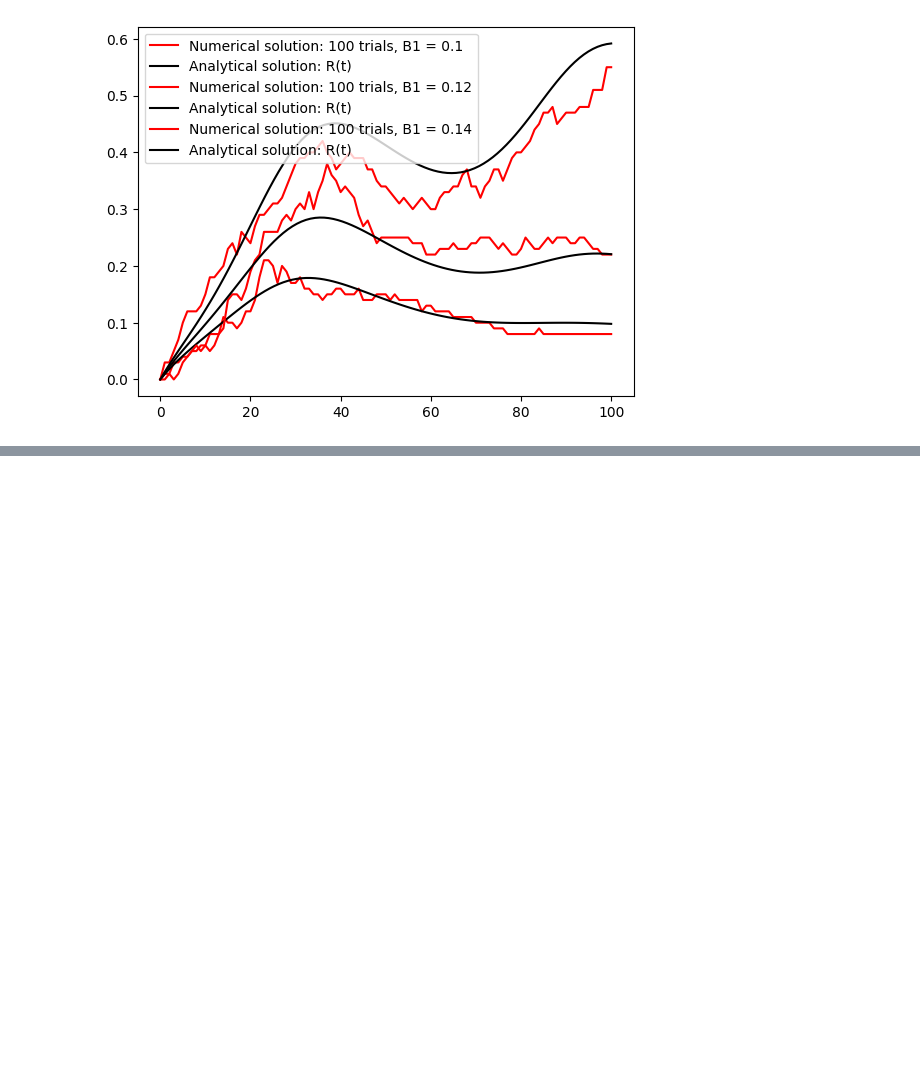
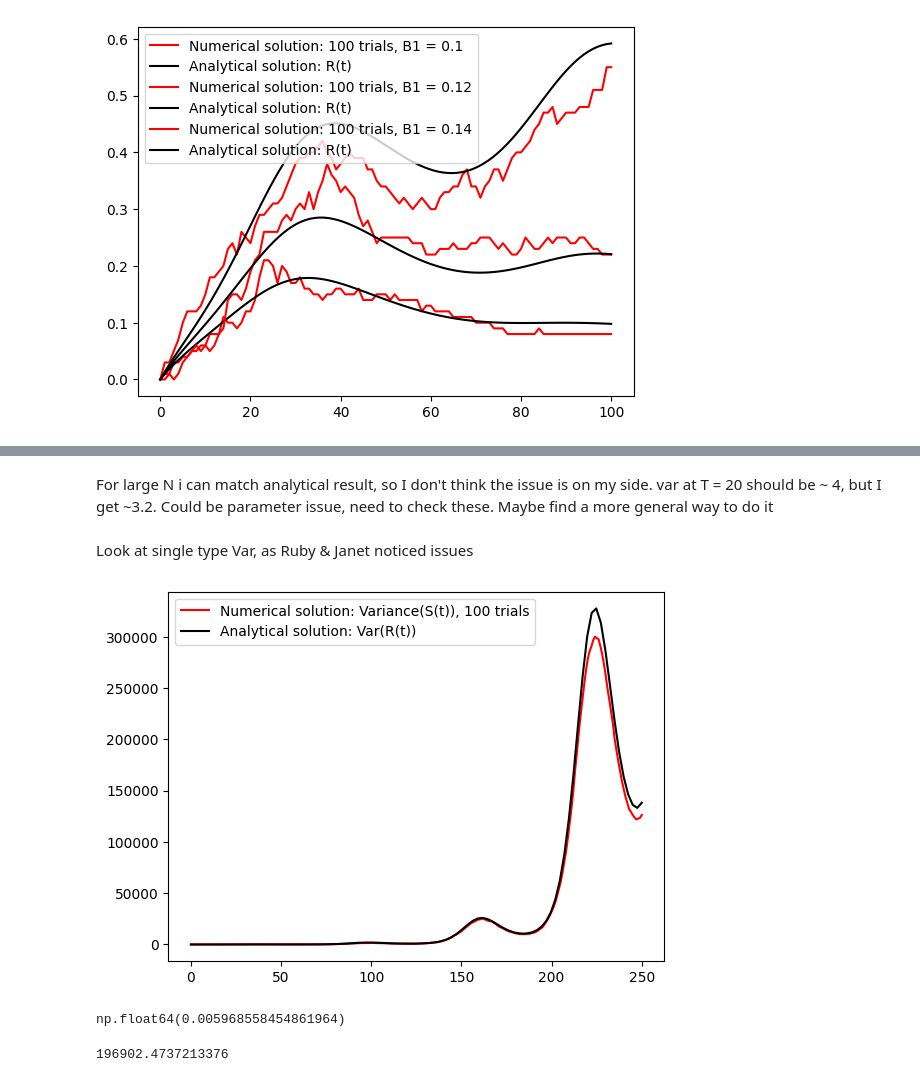
Before and after one commit to colmmcc2000/RSCAM_Group_11, a Jupyter notebook: code_RSCAM.ipynb, the cells around one changed output, grey strips where cells are left out. Drawn from its saved outputs; the diff is of its cells as text; code cells hidden in the pictures; blank space fills up the shorter version.

```diff
--- a/code_RSCAM.ipynb
+++ b/code_RSCAM.ipynb
@@ -278,0 +340,2 @@ plt.show()
+# %% [markdown]
+For large N i can match analytical result, so I don't think the issue is on my side. var at T = 20 should be ~ 4, but I get ~3.2. Could be parameter issue, need to check these. Maybe find a more general way to do it
@@ -278,0 +344,2 @@ plt.show()
+# %% [markdown]
+Look at single type Var, as Ruby \& Janet noticed issues
@@ -278,0 +383,33 @@ plt.show()
+# %%
+N = 100 #Number of trials. Need a lot for this (~5000)
+T = 250
+beta = 0.7
+
+
+
+
+
+grid, mean_pop, mean_r, var = get_mean_trajectory_single(N, T, M0, example_rates_single, beta)
+plt.plot(grid, var, c = 'red', label = f'Numerical solution: Variance(S(t)), {N} trials' )
+
+vals_v = np.linspace(0, T, 100)
+store_v = np.zeros(len(vals_v))
+for i, _ in enumerate(vals_v):
+    store_v[i] = var_single(_)
+plt.plot(vals_v, store_v, c = 'black', linestyle = '-', label = 'Analytical solution: Var(R(t))')
+plt.legend()
+
+
+plt.show()
+# %% [output]
+[figure, added]
+# %%
+store_v[-1]
+# %% [output]
+np.float64(0.005968558454861964)
+# %%
+l, mu, t = 0.1, 0.08, 250
+approx_var = (l + mu)/(l - mu) * np.exp((l-mu)*t) * (np.exp((l-mu)*t) - 1)
+print(approx_var)  # will be very large
+# %% [output]
+196902.4737213376
```
Also changed, not shown: parts of 14 cells of this notebook, 1 other file.
